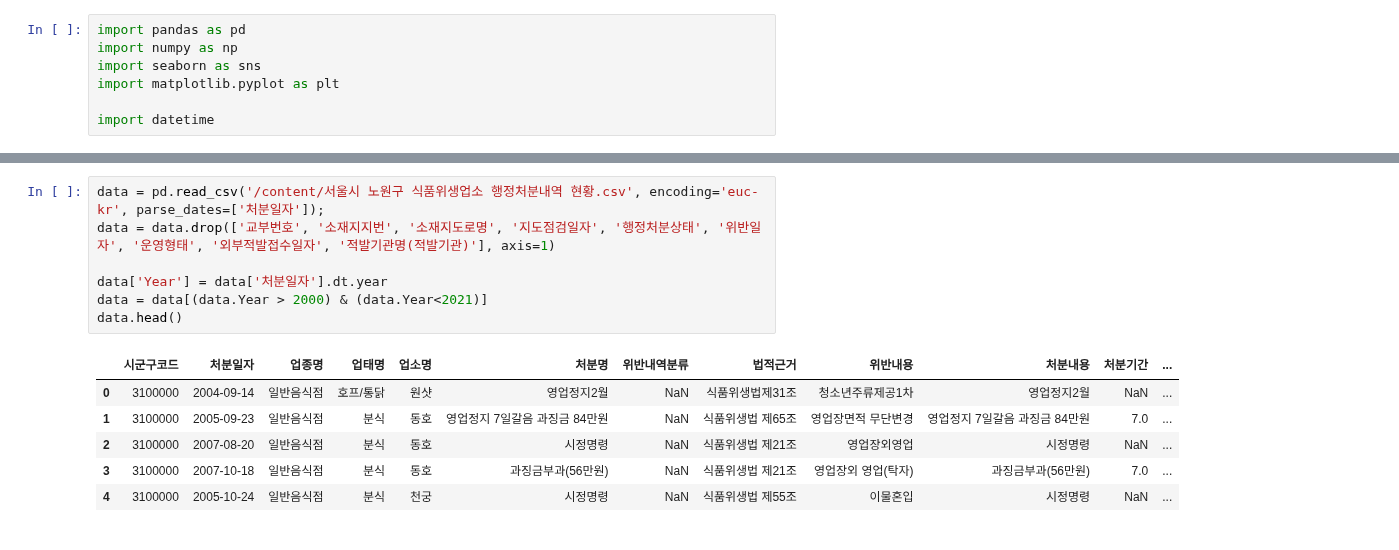
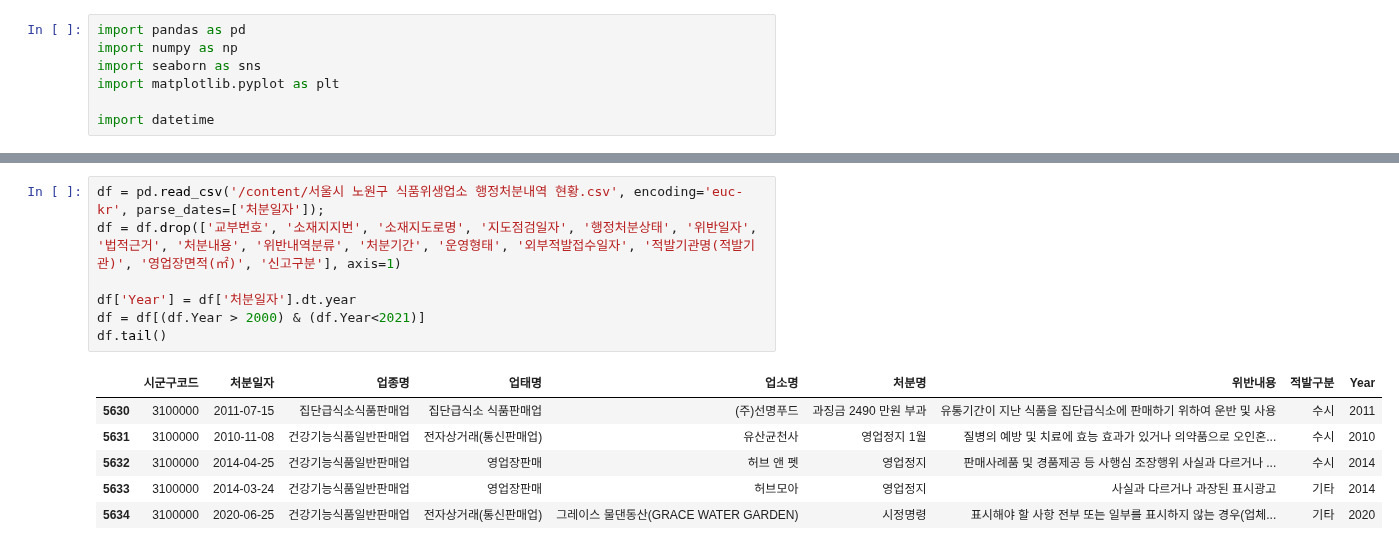
Before and after one commit to HyeJiJUN11/DataAnalysisProgramming, a Jupyter notebook: Project.ipynb, the cells around one changed output, grey strips where cells are left out. Drawn from its saved outputs; the diff is of its cells as text.

```diff
--- a/Project.ipynb
+++ b/Project.ipynb
@@ -13,14 +73,14 @@ import datetime
 # %%
-data = pd.read_csv('/content/서울시 노원구 식품위생업소 행정처분내역 현황.csv', encoding='euc-kr', parse_dates=['처분일자']);
-data = data.drop(['교부번호', '소재지지번', '소재지도로명', '지도점검일자', '행정처분상태', '위반일자', '운영형태', '외부적발접수일자', '적발기관명(적발기관)'], axis=1)
+df = pd.read_csv('/content/서울시 노원구 식품위생업소 행정처분내역 현황.csv', encoding='euc-kr', parse_dates=['처분일자']);
+df = df.drop(['교부번호', '소재지지번', '소재지도로명', '지도점검일자', '행정처분상태', '위반일자', '법적근거', '처분내용', '위반내역분류', '처분기간', '운영형태', '외부적발접수일자', '적발기관명(적발기관)', '영업장면적(㎡)', '신고구분'], axis=1)
 
-data['Year'] = data['처분일자'].dt.year
-data = data[(data.Year > 2000) & (data.Year<2021)]
-data.head()
+df['Year'] = df['처분일자'].dt.year
+df = df[(df.Year > 2000) & (df.Year<2021)]
+df.tail()
 # %% [output]
-|  | 시군구코드 | 처분일자 | 업종명 | 업태명 | 업소명 | 처분명 | 위반내역분류 | 법적근거 | 위반내용 | 처분내용 | 처분기간 | ... |
-| 0 | 3100000 | 2004-09-14 | 일반음식점 | 호프/통닭 | 원샷 | 영업정지2월 | NaN | 식품위생법제31조 | 청소년주류제공1차 | 영업정지2월 | NaN | ... |
-| 1 | 3100000 | 2005-09-23 | 일반음식점 | 분식 | 동호 | 영업정지 7일갈음 과징금 84만원 | NaN | 식품위생법 제65조 | 영업장면적 무단변경 | 영업정지 7일갈음 과징금 84만원 | 7.0 | ... |
-| 2 | 3100000 | 2007-08-20 | 일반음식점 | 분식 | 동호 | 시정명령 | NaN | 식품위생법 제21조 | 영업장외영업 | 시정명령 | NaN | ... |
-| 3 | 3100000 | 2007-10-18 | 일반음식점 | 분식 | 동호 | 과징금부과(56만원) | NaN | 식품위생법 제21조 | 영업장외 영업(탁자) | 과징금부과(56만원) | 7.0 | ... |
-| 4 | 3100000 | 2005-10-24 | 일반음식점 | 분식 | 천궁 | 시정명령 | NaN | 식품위생법 제55조 | 이물혼입 | 시정명령 | NaN | ... |
+|  | 시군구코드 | 처분일자 | 업종명 | 업태명 | 업소명 | 처분명 | 위반내용 | 적발구분 | Year |
+| 5630 | 3100000 | 2011-07-15 | 집단급식소식품판매업 | 집단급식소 식품판매업 | (주)선명푸드 | 과징금 2490 만원 부과 | 유통기간이 지난 식품을 집단급식소에 판매하기 위하여 운반 및 사용 | 수시 | 2011 |
+| 5631 | 3100000 | 2010-11-08 | 건강기능식품일반판매업 | 전자상거래(통신판매업) | 유산균천사 | 영업정지 1월 | 질병의 예방 및 치료에 효능 효과가 있거나 의약품으로 오인혼... | 수시 | 2010 |
+| 5632 | 3100000 | 2014-04-25 | 건강기능식품일반판매업 | 영업장판매 | 허브 앤 펫 | 영업정지 | 판매사례품 및 경품제공 등 사행심 조장행위 사실과 다르거나 ... | 수시 | 2014 |
+| 5633 | 3100000 | 2014-03-24 | 건강기능식품일반판매업 | 영업장판매 | 허브모아 | 영업정지 | 사실과 다르거나 과장된 표시광고 | 기타 | 2014 |
+| 5634 | 3100000 | 2020-06-25 | 건강기능식품일반판매업 | 전자상거래(통신판매업) | 그레이스 물댄동산(GRACE WATER GARDEN) | 시정명령 | 표시해야 할 사항 전부 또는 일부를 표시하지 않는 경우(업체... | 기타 | 2020 |
```
Also changed, not shown: parts of 19 cells of this notebook.
